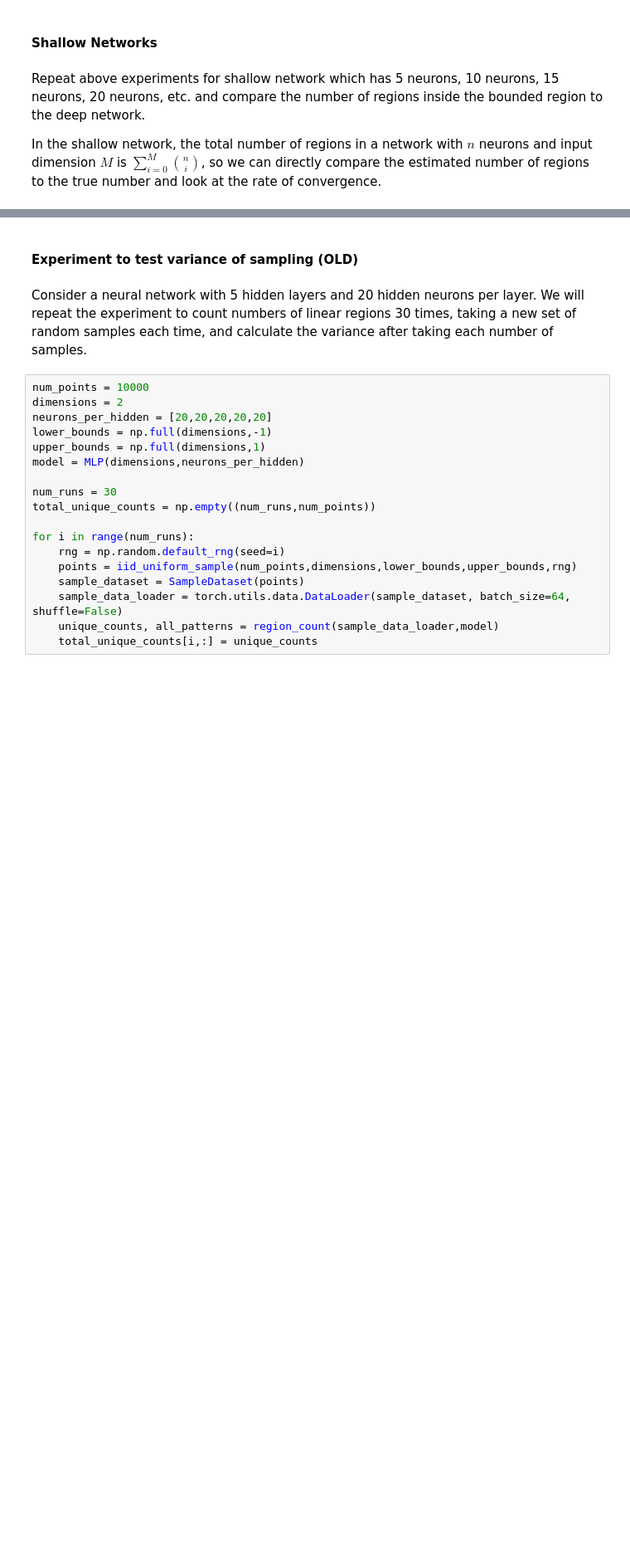
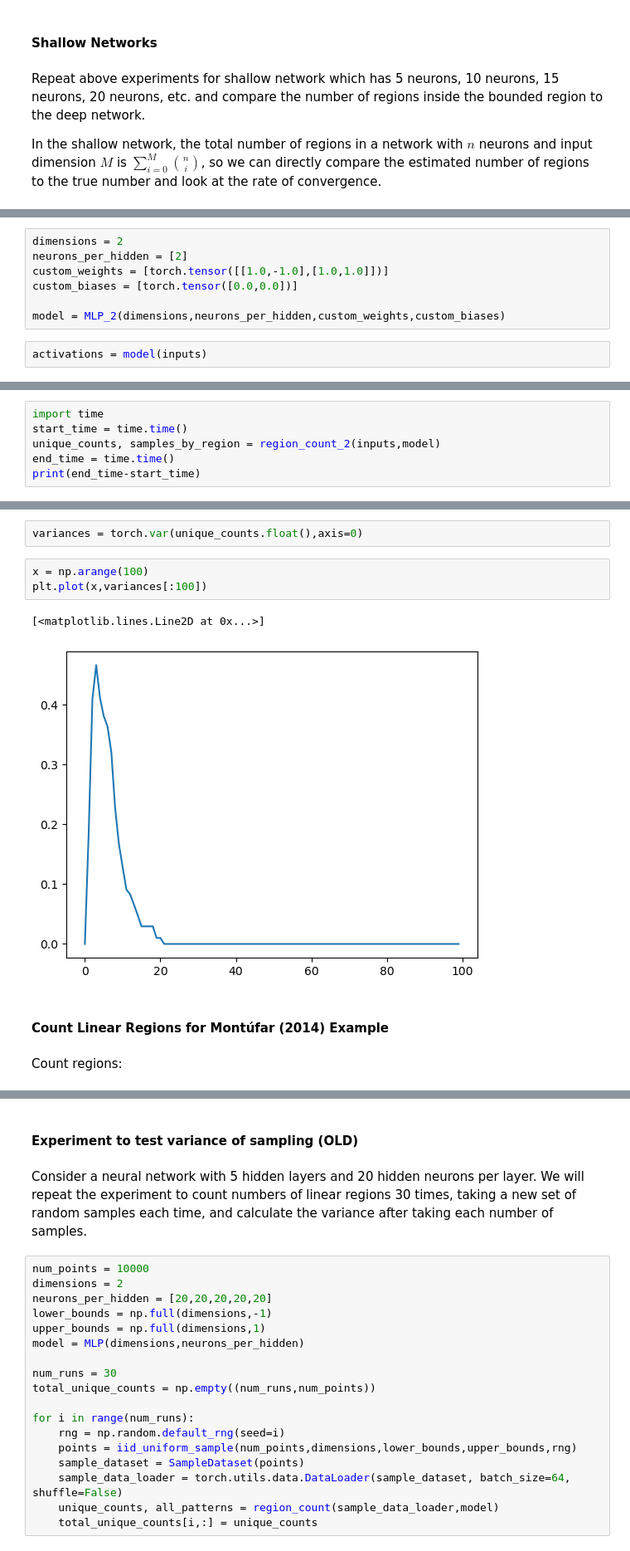
Before and after one commit to Gautam-Chauhan/MSc-Thesis, a Jupyter notebook: iid_uniform_code.ipynb, the cells around one changed output, grey strips where cells are left out. Shown at 83% size. Drawn from its saved outputs; the diff is of its cells as text; blank space fills up the shorter version.

Commit message:
Modified region counting code to get rid of the loops, so runs very quickly

```diff
--- a/iid_uniform_code.ipynb
+++ b/iid_uniform_code.ipynb
@@ -1276,0 +1364,9 @@ In the shallow network, the total number of regions in a network with $n$ neuron
+# %%
+dimensions = 2
+neurons_per_hidden = [2]
+custom_weights = [torch.tensor([[1.0,-1.0],[1.0,1.0]])]
+custom_biases = [torch.tensor([0.0,0.0])]
+
+model = MLP_2(dimensions,neurons_per_hidden,custom_weights,custom_biases)
+# %%
+activations = model(inputs)
@@ -1276,0 +1437,6 @@ In the shallow network, the total number of regions in a network with $n$ neuron
+# %%
+import time
+start_time = time.time()
+unique_counts, samples_by_region = region_count_2(inputs,model)
+end_time = time.time()
+print(end_time-start_time)
@@ -1276,0 +1455,12 @@ In the shallow network, the total number of regions in a network with $n$ neuron
+# %%
+variances = torch.var(unique_counts.float(),axis=0)
+# %%
+x = np.arange(100)
+plt.plot(x,variances[:100])
+# %% [output]
+[<matplotlib.lines.Line2D at 0x...>]
+[figure, added]
+# %% [markdown]
+#### Count Linear Regions for Montúfar (2014) Example
+# %% [markdown]
+Count regions:
```
Also changed, not shown: parts of 19 cells of this notebook.
